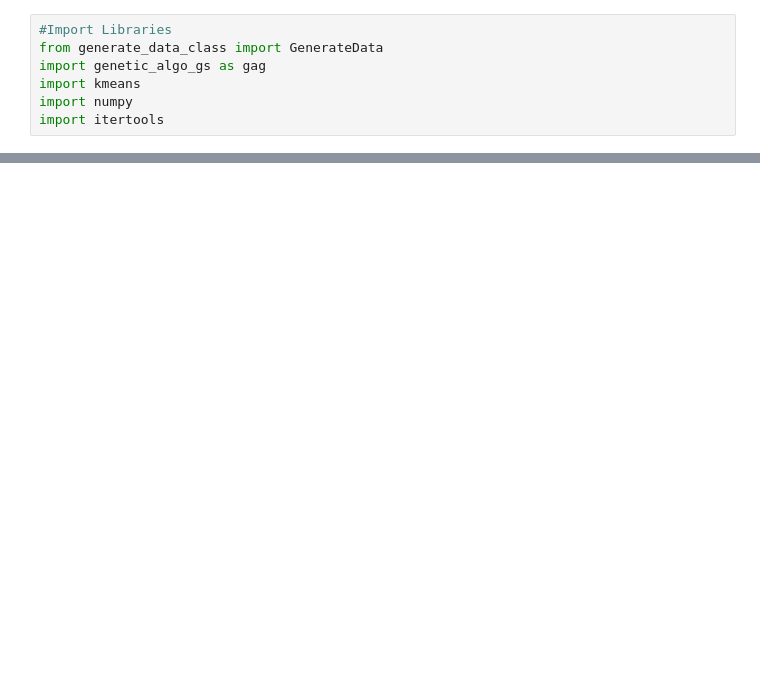
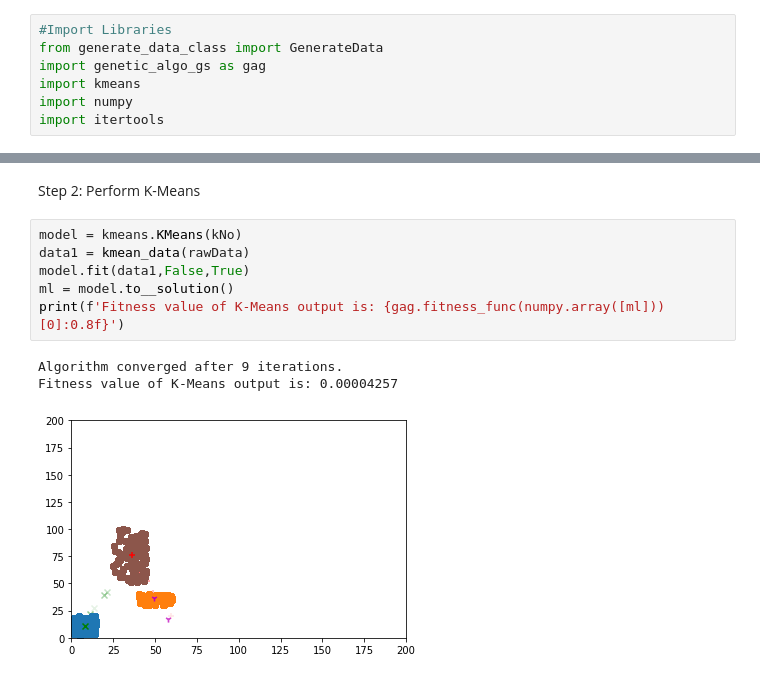
Before and after one commit to gurpreetsingh14/kmeans-with-GA, a Jupyter notebook: demo_class.ipynb, the cells around one changed output, grey strips where cells are left out. Cells and saved outputs as stored; diff of their text form; blank space fills up the shorter version.

```diff
--- a/demo_class.ipynb
+++ b/demo_class.ipynb
@@ -7,0 +27,12 @@ import itertools
+# %% [markdown]
+Step 2: Perform K-Means
+# %%
+model = kmeans.KMeans(kNo)
+data1 = kmean_data(rawData)
+model.fit(data1,False,True)
+ml = model.to__solution()
+print(f'Fitness value of K-Means output is: {gag.fitness_func(numpy.array([ml]))[0]:0.8f}')
+# %% [output]
+Algorithm converged after 9 iterations.
+Fitness value of K-Means output is: 0.00004257
+[figure, added]
```
Also changed, not shown: parts of 17 cells of this notebook, 3 other files.
